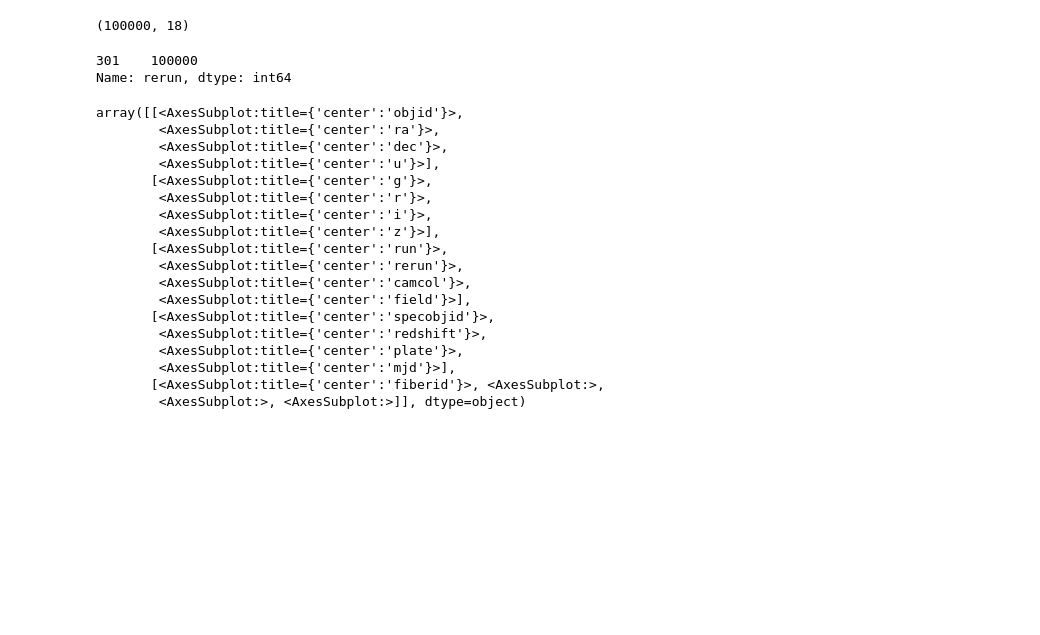
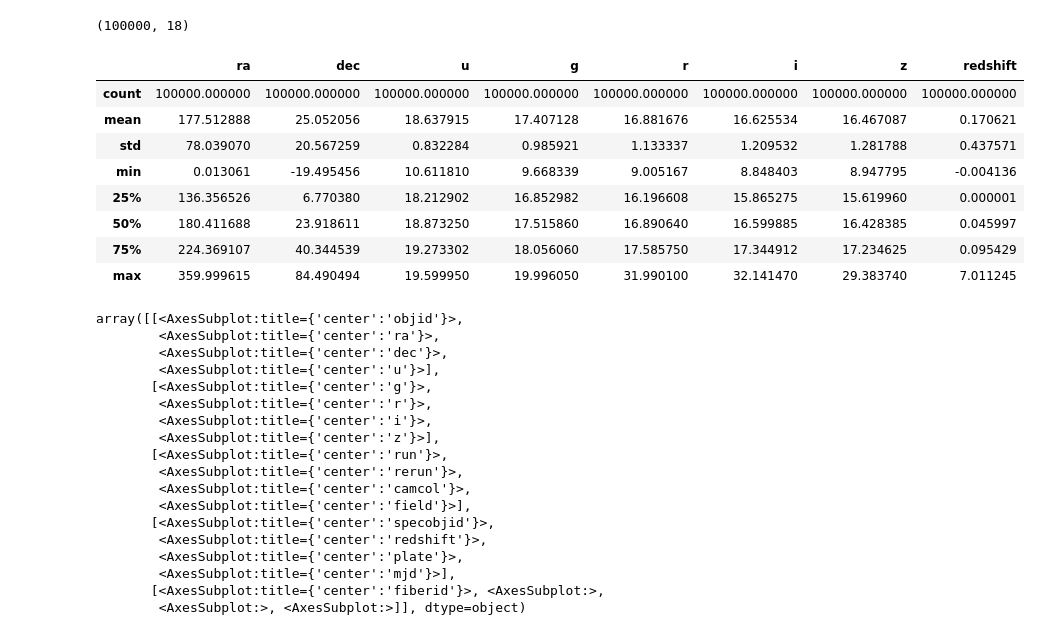
Before and after one commit to RossyNguyen/Quantstellar, a Jupyter notebook: QUANTSTELLAR-QISKIT-HACKATHON-21/notebooks/Classical_SVM.ipynb, the cells around one changed output. Drawn from its saved outputs; the diff is of its cells as text; code cells hidden in the pictures; blank space fills up the shorter version.

```diff
--- a/QUANTSTELLAR-QISKIT-HACKATHON-21/notebooks/Classical_SVM.ipynb
+++ b/QUANTSTELLAR-QISKIT-HACKATHON-21/notebooks/Classical_SVM.ipynb
@@ -18,8 +22,8 @@ from datetime import date
 # dr16 = pd.read_csv(f'{data_folder}/raw/Skyserver_12_30_2019 4_49_58 PM.csv')
 # with open(f'{data_folder}/interim/DR16.pkl','wb') as output_file:
 #     pickle.dump(dr16, output_file)
-with open(f'{data_folder}/interim/DR16.pkl','wb') as input_file:
-    pickle.load(DR16)
+with open(f'{data_folder}/interim/DR16.pkl','rb') as input_file:
+    dr16 = pickle.load(input_file)
 # %% [markdown]
 16 variables (double) and 1 additional variable (char) 'class'.
 A class object can be predicted from the other 16 variables.
@@ -56,12 +60,20 @@ dr16.shape
 # %% [output]
 (100000, 18)
 # %%
-features_band = ['ra','dec','u','g','r','i','z']
+features_band= ['ra','dec','u','g','r','i','z','redshift']
+features_run = ['run','camcol','field','plate','mjd','fiberid']
-# %%
-dr16['rerun'].value_counts()
-# %% [output]
-301    100000
-Name: rerun, dtype: int64
+# %%
+dr16[features_band].describe()
+# %% [output]
+|  | ra | dec | u | g | r | i | z | redshift |
+| count | 100000.000000 | 100000.000000 | 100000.000000 | 100000.000000 | 100000.000000 | 100000.000000 | 100000.000000 | 100000.000000 |
+| mean | 177.512888 | 25.052056 | 18.637915 | 17.407128 | 16.881676 | 16.625534 | 16.467087 | 0.170621 |
+| std | 78.039070 | 20.567259 | 0.832284 | 0.985921 | 1.133337 | 1.209532 | 1.281788 | 0.437571 |
+| min | 0.013061 | -19.495456 | 10.611810 | 9.668339 | 9.005167 | 8.848403 | 8.947795 | -0.004136 |
+| 25% | 136.356526 | 6.770380 | 18.212902 | 16.852982 | 16.196608 | 15.865275 | 15.619960 | 0.000001 |
+| 50% | 180.411688 | 23.918611 | 18.873250 | 17.515860 | 16.890640 | 16.599885 | 16.428385 | 0.045997 |
+| 75% | 224.369107 | 40.344539 | 19.273302 | 18.056060 | 17.585750 | 17.344912 | 17.234625 | 0.095429 |
+| max | 359.999615 | 84.490494 | 19.599950 | 19.996050 | 31.990100 | 32.141470 | 29.383740 | 7.011245 |
 # %%
 dr16.hist(bins=15, figsize=(25, 15), layout=(5, 4))
 # %% [output]
```
Also changed, not shown: parts of 3 cells of this notebook, 1 other file.
